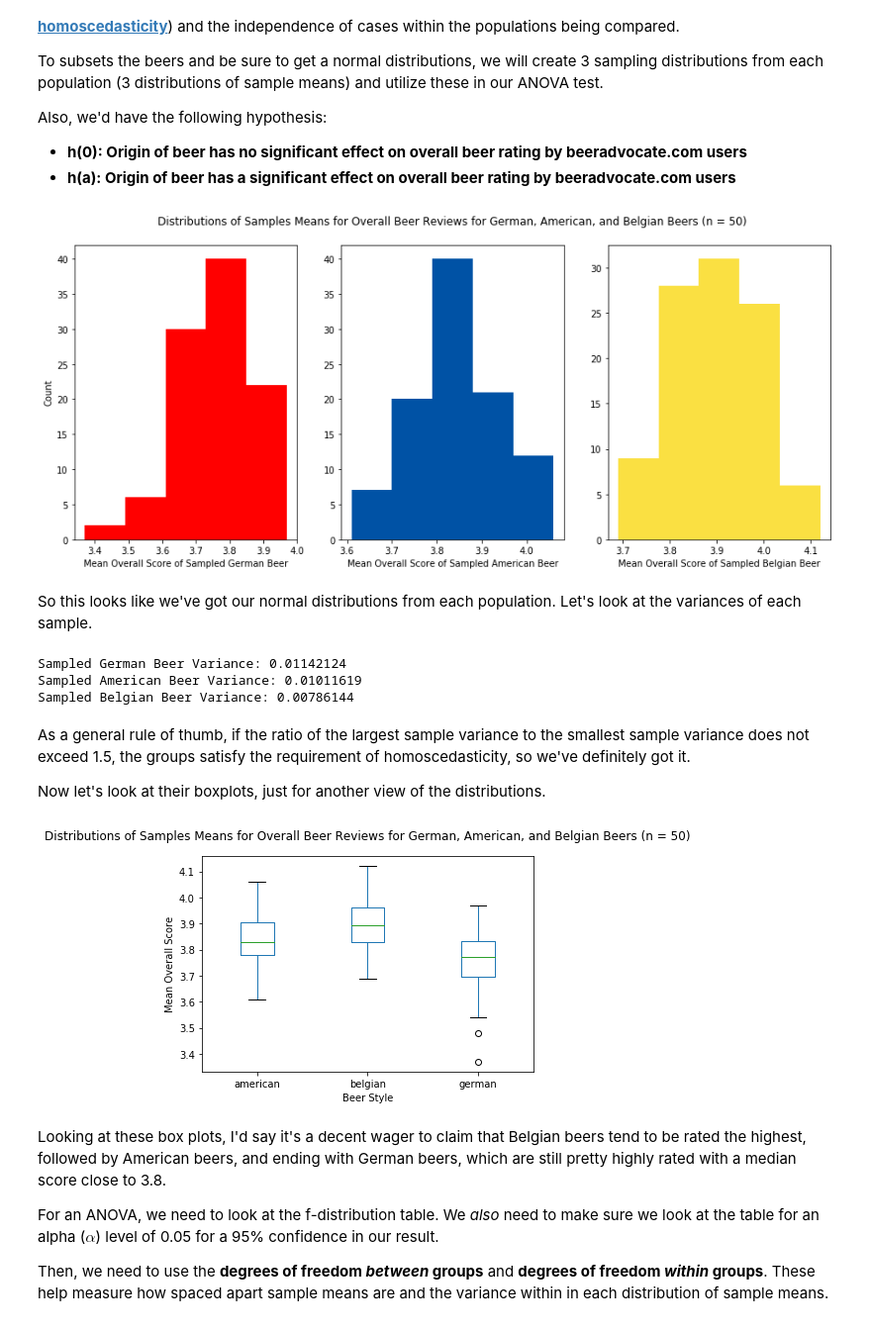
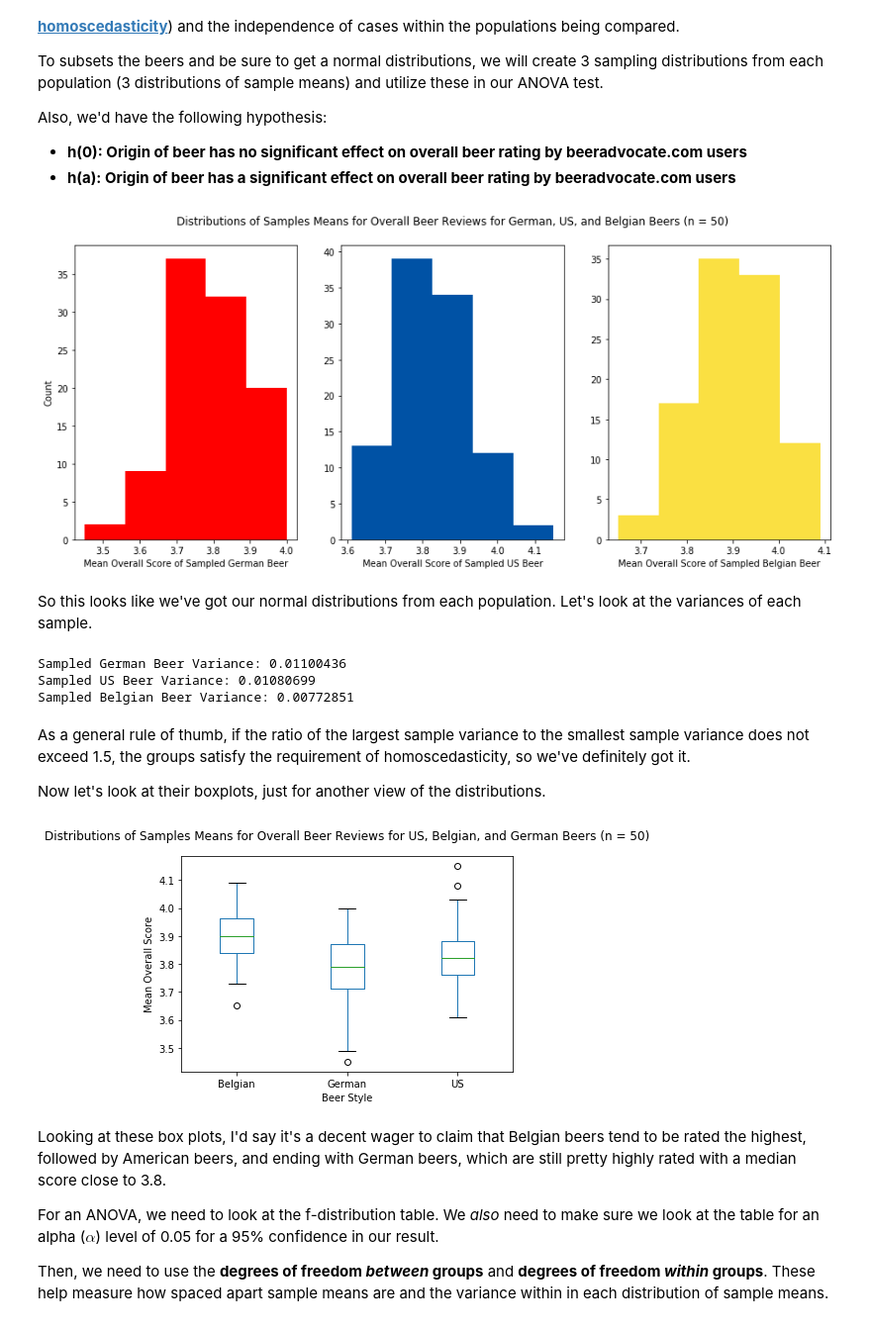
Before and after one commit to stephenlaw30/DataScienceMasters, a Jupyter notebook: Python/UCSD/PythonForDataScience/Week9/BeerAdvocateAnalysis.ipynb, the cells around one changed output. Shown: that part at 99% size. Saved outputs shown, nothing was run; the diff lists cells and outputs as text; code cells hidden in the pictures.

Commit message:
Change 'American' label to 'USA' since American is a continent, proofread and edit final draft of powerpoint presentation for EDX UCSD Python For Data Science final project

```diff
--- a/Python/UCSD/PythonForDataScience/Week9/BeerAdvocateAnalysis.ipynb
+++ b/Python/UCSD/PythonForDataScience/Week9/BeerAdvocateAnalysis.ipynb
@@ -232,7 +232,7 @@ Also, we'd have the following hypothesis:
 * **h(a): Origin of beer has a significant effect on overall beer rating by beeradvocate.com users**
 # %%
 ## create lists to hold sampling distributions
-american_beer_reviews_sample = []
+us_beer_reviews_sample = []
 belgian_beer_reviews_sample = []
 german_beer_reviews_sample = []
 
@@ -243,7 +243,7 @@ def sample_beers(df_pop,df_sample):
     return df_sample
 # %%
 ## create sampling distributions
-sample_beers(american_beer_reviews,american_beer_reviews_sample)
+sample_beers(us_beer_reviews,us_beer_reviews_sample)
 sample_beers(german_beer_reviews,german_beer_reviews_sample)
 sample_beers(belgian_beer_reviews,belgian_beer_reviews_sample)
 
@@ -254,45 +254,45 @@ axes[0].hist(german_beer_reviews_sample, 5, facecolor = '#ff0000')
 axes[0].set_xlabel('Mean Overall Score of Sampled German Beer')
 axes[0].set_ylabel('Count')
 
-axes[1].hist(american_beer_reviews_sample, 5, facecolor = '#0052A5')
-axes[1].set_xlabel('Mean Overall Score of Sampled American Beer')
+axes[1].hist(us_beer_reviews_sample, 5, facecolor = '#0052A5')
+axes[1].set_xlabel('Mean Overall Score of Sampled US Beer')
 # set title for whole plotting area (over center plot)
-axes[1].set_title('Distributions of Samples Means for Overall Beer Reviews for German, American, and Belgian Beers (n = 50)', y = 1.05)
+axes[1].set_title('Distributions of Samples Means for Overall Beer Reviews for German, US, and Belgian Beers (n = 50)', y = 1.05)
 
 axes[2].hist(belgian_beer_reviews_sample, 5, facecolor = '#FAE042')
 axes[2].set_xlabel('Mean Overall Score of Sampled Belgian Beer')
 
 plt.show()
 # %% [output]
-[figure, old version]
+[figure, new version]
 # %% [markdown]
 So this looks like we've got our normal distributions from each population. Let's look at the variances of each sample.
 # %%
 print('Sampled German Beer Variance:',np.var(german_beer_reviews_sample))
-print('Sampled American Beer Variance:',np.var(american_beer_reviews_sample))
+print('Sampled US Beer Variance:',np.var(us_beer_reviews_sample))
 print('Sampled Belgian Beer Variance:',np.var(belgian_beer_reviews_sample))
 # %% [output]
-Sampled German Beer Variance: 0.01142124
-Sampled American Beer Variance: 0.01011619
-Sampled Belgian Beer Variance: 0.00786144
+Sampled German Beer Variance: 0.01100436
+Sampled US Beer Variance: 0.01080699
+Sampled Belgian Beer Variance: 0.00772851
 # %% [markdown]
 As a general rule of thumb, if the ratio of the largest sample variance to the smallest sample variance does not exceed 1.5, the groups satisfy the requirement of homoscedasticity, so we've definitely got it.
 
 Now let's look at their boxplots, just for another view of the distributions.
 # %%
 samples_df = pd.DataFrame({
-    'german': german_beer_reviews_sample,
-    'american': american_beer_reviews_sample,
-    'belgian': belgian_beer_reviews_sample})
+    'German': german_beer_reviews_sample,
+    'US': us_beer_reviews_sample,
+    'Belgian': belgian_beer_reviews_sample})
 
 samples_df.plot(kind = 'box')
 plt.xlabel('Beer Style')
 plt.ylabel('Mean Overall Score')
-plt.title('Distributions of Samples Means for Overall Beer Reviews for German, American, and Belgian Beers (n = 50)', y=1.05)
+plt.title('Distributions of Samples Means for Overall Beer Reviews for US, Belgian, and German Beers (n = 50)', y=1.05)
 
 plt.show()
 # %% [output]
-[figure, old version]
+[figure, new version]
 # %% [markdown]
 Looking at these box plots, I'd say it's a decent wager to claim that Belgian beers tend to be rated the highest, followed by American beers, and ending with German beers, which are still pretty highly rated with a median score close to 3.8.
 
```
Also changed, not shown: parts of 14 cells of this notebook, 4 other files.
